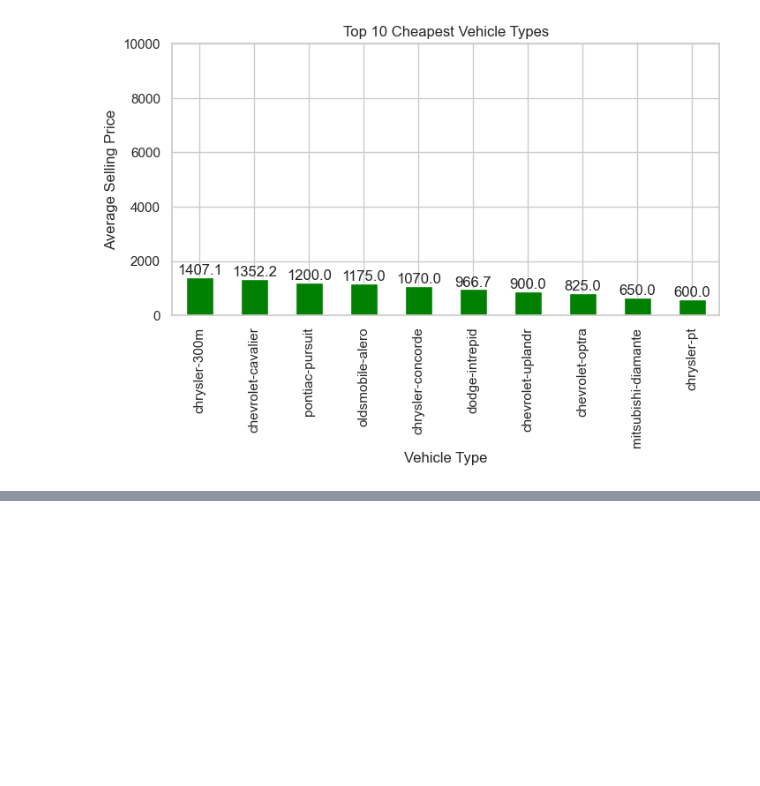
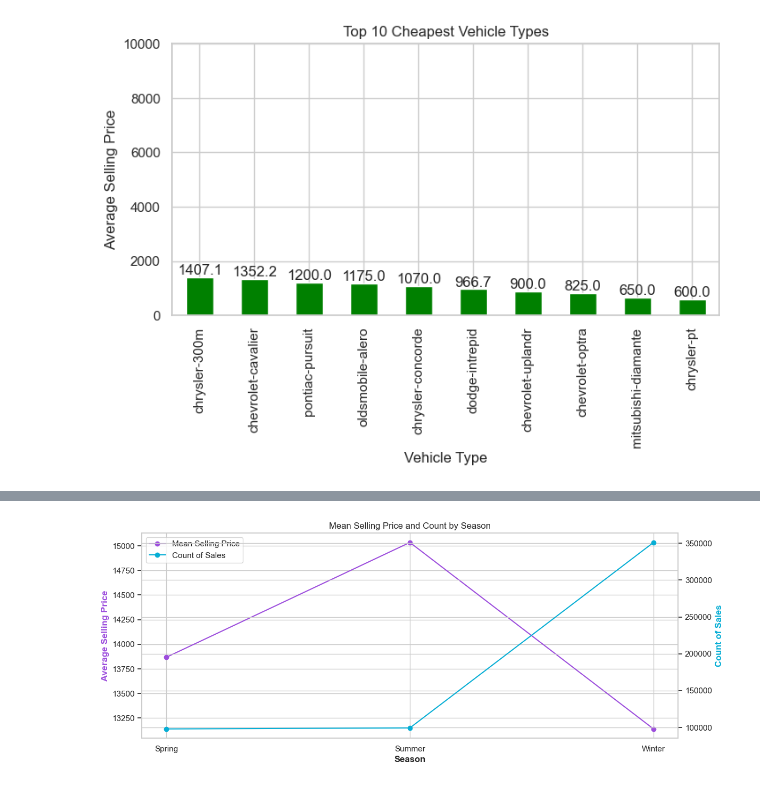
Before and after one commit to jerryevalentine/UCB-Project-1, a Jupyter notebook: Project_1_Group_7_Consolidated.ipynb, the cells around one changed output, grey strips where cells are left out. Saved outputs shown, nothing was run; the diff lists cells and outputs as text; code cells hidden in the pictures; blank space fills up the shorter version.

```diff
--- a/Project_1_Group_7_Consolidated.ipynb
+++ b/Project_1_Group_7_Consolidated.ipynb
@@ -648,3 +718,42 @@ plt.show()
+# %%
+def get_season(month):
+    if month in [12, 1, 2]:
+        return 'Winter'
+    elif month in [3, 4, 5]:
+        return 'Spring'
+    elif month in [6, 7, 8]:
+        return 'Summer'
+    else:
+        return 'Fall'
+
+# Assuming 'saledate' is a datetime column in your DataFrame
+df_clean_car_prices['Season'] = df_clean_car_prices['saledate'].dt.month.map(get_season)
+
+# Group the data by season and aggregate
+grouped = df_clean_car_prices.groupby('Season').agg({'sellingprice':'mean', 'Make-Model':'count'}).reset_index()
+
+# Create subplots
+fig, ax1 = plt.subplots(figsize=(13, 5))
+
+# Plot average selling price over time
+ax1.plot(grouped['Season'], grouped['sellingprice'], marker='o', color='#9d4edd', label='Mean Selling Price')
+ax1.set_xlabel('Season', fontweight='bold')
+ax1.set_ylabel('Average Selling Price', fontweight='bold', color='#9d4edd')
+
+# Create a secondary y-axis for count
+ax2 = ax1.twinx()
+ax2.plot(grouped['Season'], grouped['Make-Model'], marker='o', color='#06aed5', label='Count of Sales')
+ax2.set_ylabel('Count of Sales', fontweight='bold', color='#06aed5')
+
+# Add legend
+lines, labels = ax1.get_legend_handles_labels()
+lines2, labels2 = ax2.get_legend_handles_labels()
+ax1.legend(lines + lines2, labels + labels2, loc='upper left')
+
+plt.title('Mean Selling Price and Count by Season')
+plt.show()
+# %% [output]
+[figure, added]
 # %%
 from IPython.display import Javascript
 
```
Also changed, not shown: parts of 26 cells of this notebook.
